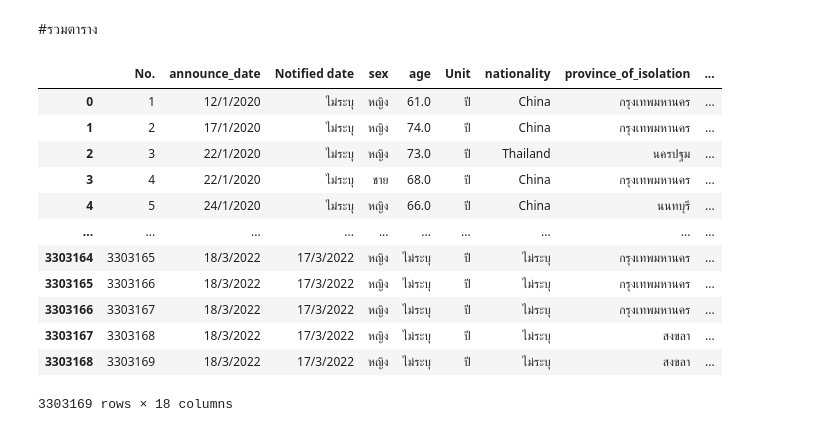
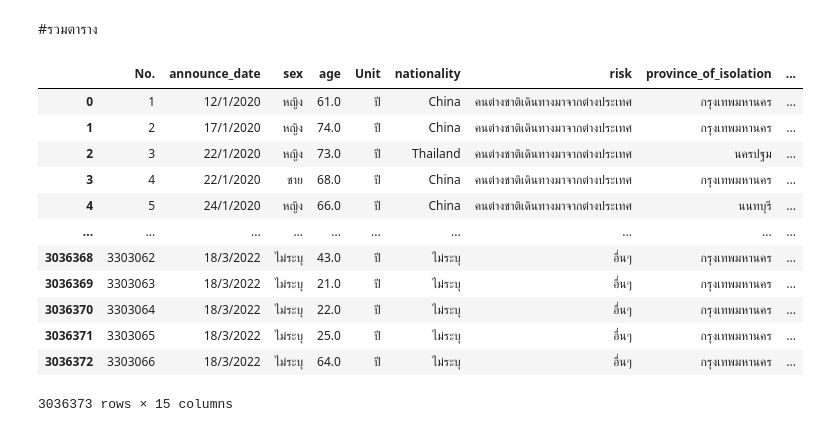
Before and after one commit to Benza1611/data_viz_2022, a Jupyter notebook: Project.ipynb, the cells around one changed output. Saved outputs shown, nothing was run; the diff lists cells and outputs as text; code cells hidden in the pictures.

```diff
--- a/Project.ipynb
+++ b/Project.ipynb
@@ -104,3 +106,6 @@ data_covid
 | 433551 | 3303168 | 18/3/2022 | 17/3/2022 | หญิง | NaN | NaN | NaN | สงขลา | ... |
 | 433552 | 3303169 | 18/3/2022 | 17/3/2022 | หญิง | NaN | NaN | NaN | สงขลา | ... |
 3303169 rows × 11 columns
+# %%
+covid = data_covid[['No.','announce_date','sex','age','Unit','nationality','risk','province_of_isolation']]
+covid
@@ -144,4 +160,4 @@ set(data_covid['province_of_isolation']) #ตรวจสอบค่าใน p
  'แพร่',
  'แม่ฮ่องสอน'}
 # %%
-data_covid['province_of_isolation'].replace({'กทม':'กรุงเทพมหานคร','ขอนแก่น\xa0':'ขอนแก่น','ภููเก็ต':'ภูเก็ต'}, inplace=True ) #แทนที่ข้อมูลที่ผิดปกติ
+covid['province_of_isolation'].replace({'กทม':'กรุงเทพมหานคร','ขอนแก่น\xa0':'ขอนแก่น','ภููเก็ต':'ภูเก็ต'}, inplace=True ) #แทนที่ข้อมูลที่ผิดปกติ
@@ -148,3 +169,6 @@ data_covid['province_of_isolation'].replace({'กทม':'กรุงเทพ
 # %%
-data_covid[['Unit']] = data_covid[['Unit']].fillna('ปี') ##แทนค่า NaN ใน Unit เป็น ปี
-data_covid = data_covid.fillna('ไม่ระบุ') ##แทนค่า NaN เป็น ไม่ระบุ
+covid[['sex']] = covid[['sex']].fillna('ไม่ระบุ') ##แทนค่า NaN เป็น ไม่ระบุ
+covid[['Unit']] = covid[['Unit']].fillna('ปี') ##แทนค่า NaN ใน Unit เป็น ปี
+covid[['nationality']] = covid[['nationality']].fillna('ไม่ระบุ') ##แทนค่า NaN เป็น ไม่ระบุ
+covid[['province_of_isolation']] = covid[['province_of_isolation']].fillna('ไม่ระบุ') ##แทนค่า NaN เป็น ไม่ระบุ
+covid[['risk']] = covid[['risk']].fillna('ไม่ระบุ') ##แทนค่า NaN เป็น ไม่ระบุ
@@ -165 +192,4 @@ district_of_onset        False
 dtype: bool
+# %%
+covid = covid.dropna()
+covid
@@ -274,19 +329,19 @@ dtype: bool
 # %% [markdown]
 #รวมตาราง
 # %%
-covid = data_covid.merge(data_t,how='left',left_on='province_of_isolation',right_on='จังหวัด') #ทำการเชื่อมตาราง 2 ตาราง คือ data_covid และ data_t
-covid ##เรียกดูตาราง
+covid_data_t = covid.merge(data_t,how='left',left_on='province_of_isolation',right_on='จังหวัด') #ทำการเชื่อมตาราง 2 ตาราง คือ data_covid และ data_t
+covid_data_t ##เรียกดูตาราง
 # %% [output]
-|  | No. | announce_date | Notified date | sex | age | Unit | nationality | province_of_isolation | ... |
-| 0 | 1 | 12/1/2020 | ไม่ระบุ | หญิง | 61.0 | ปี | China | กรุงเทพมหานคร | ... |
-| 1 | 2 | 17/1/2020 | ไม่ระบุ | หญิง | 74.0 | ปี | China | กรุงเทพมหานคร | ... |
-| 2 | 3 | 22/1/2020 | ไม่ระบุ | หญิง | 73.0 | ปี | Thailand | นครปฐม | ... |
-| 3 | 4 | 22/1/2020 | ไม่ระบุ | ชาย | 68.0 | ปี | China | กรุงเทพมหานคร | ... |
-| 4 | 5 | 24/1/2020 | ไม่ระบุ | หญิง | 66.0 | ปี | China | นนทบุรี | ... |
+|  | No. | announce_date | sex | age | Unit | nationality | risk | province_of_isolation | ... |
+| 0 | 1 | 12/1/2020 | หญิง | 61.0 | ปี | China | คนต่างชาติเดินทางมาจากต่างประเทศ | กรุงเทพมหานคร | ... |
+| 1 | 2 | 17/1/2020 | หญิง | 74.0 | ปี | China | คนต่างชาติเดินทางมาจากต่างประเทศ | กรุงเทพมหานคร | ... |
+| 2 | 3 | 22/1/2020 | หญิง | 73.0 | ปี | Thailand | คนต่างชาติเดินทางมาจากต่างประเทศ | นครปฐม | ... |
+| 3 | 4 | 22/1/2020 | ชาย | 68.0 | ปี | China | คนต่างชาติเดินทางมาจากต่างประเทศ | กรุงเทพมหานคร | ... |
+| 4 | 5 | 24/1/2020 | หญิง | 66.0 | ปี | China | คนต่างชาติเดินทางมาจากต่างประเทศ | นนทบุรี | ... |
 | ... | ... | ... | ... | ... | ... | ... | ... | ... | ... |
-| 3303164 | 3303165 | 18/3/2022 | 17/3/2022 | หญิง | ไม่ระบุ | ปี | ไม่ระบุ | กรุงเทพมหานคร | ... |
-| 3303165 | 3303166 | 18/3/2022 | 17/3/2022 | หญิง | ไม่ระบุ | ปี | ไม่ระบุ | กรุงเทพมหานคร | ... |
-| 3303166 | 3303167 | 18/3/2022 | 17/3/2022 | หญิง | ไม่ระบุ | ปี | ไม่ระบุ | กรุงเทพมหานคร | ... |
-| 3303167 | 3303168 | 18/3/2022 | 17/3/2022 | หญิง | ไม่ระบุ | ปี | ไม่ระบุ | สงขลา | ... |
-| 3303168 | 3303169 | 18/3/2022 | 17/3/2022 | หญิง | ไม่ระบุ | ปี | ไม่ระบุ | สงขลา | ... |
+| 3036368 | 3303062 | 18/3/2022 | ไม่ระบุ | 43.0 | ปี | ไม่ระบุ | อื่นๆ | กรุงเทพมหานคร | ... |
+| 3036369 | 3303063 | 18/3/2022 | ไม่ระบุ | 21.0 | ปี | ไม่ระบุ | อื่นๆ | กรุงเทพมหานคร | ... |
+| 3036370 | 3303064 | 18/3/2022 | ไม่ระบุ | 22.0 | ปี | ไม่ระบุ | อื่นๆ | กรุงเทพมหานคร | ... |
+| 3036371 | 3303065 | 18/3/2022 | ไม่ระบุ | 25.0 | ปี | ไม่ระบุ | อื่นๆ | กรุงเทพมหานคร | ... |
+| 3036372 | 3303066 | 18/3/2022 | ไม่ระบุ | 64.0 | ปี | ไม่ระบุ | อื่นๆ | กรุงเทพมหานคร | ... |
-3303169 rows × 18 columns
+3036373 rows × 15 columns
```
Also changed, not shown: parts of 28 cells of this notebook.
